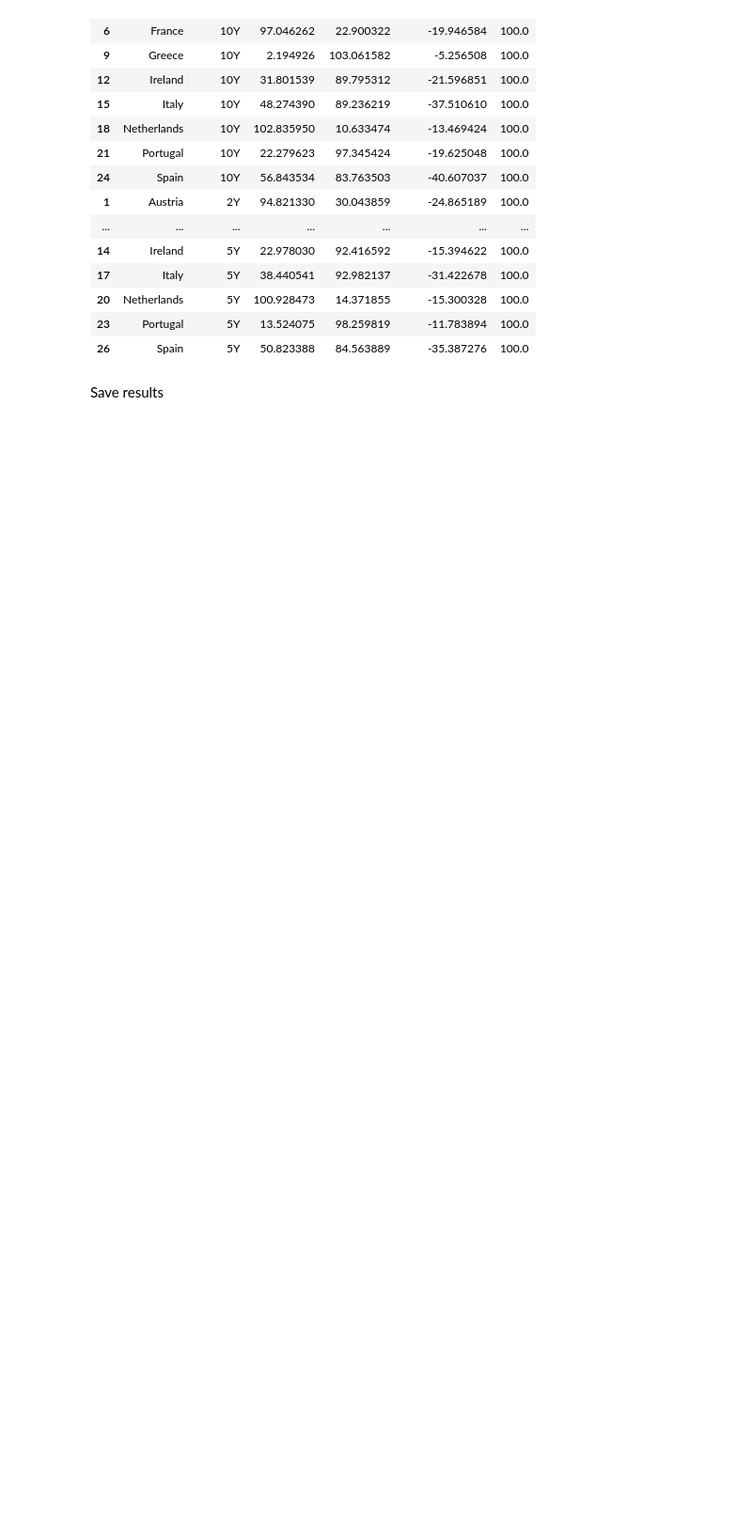
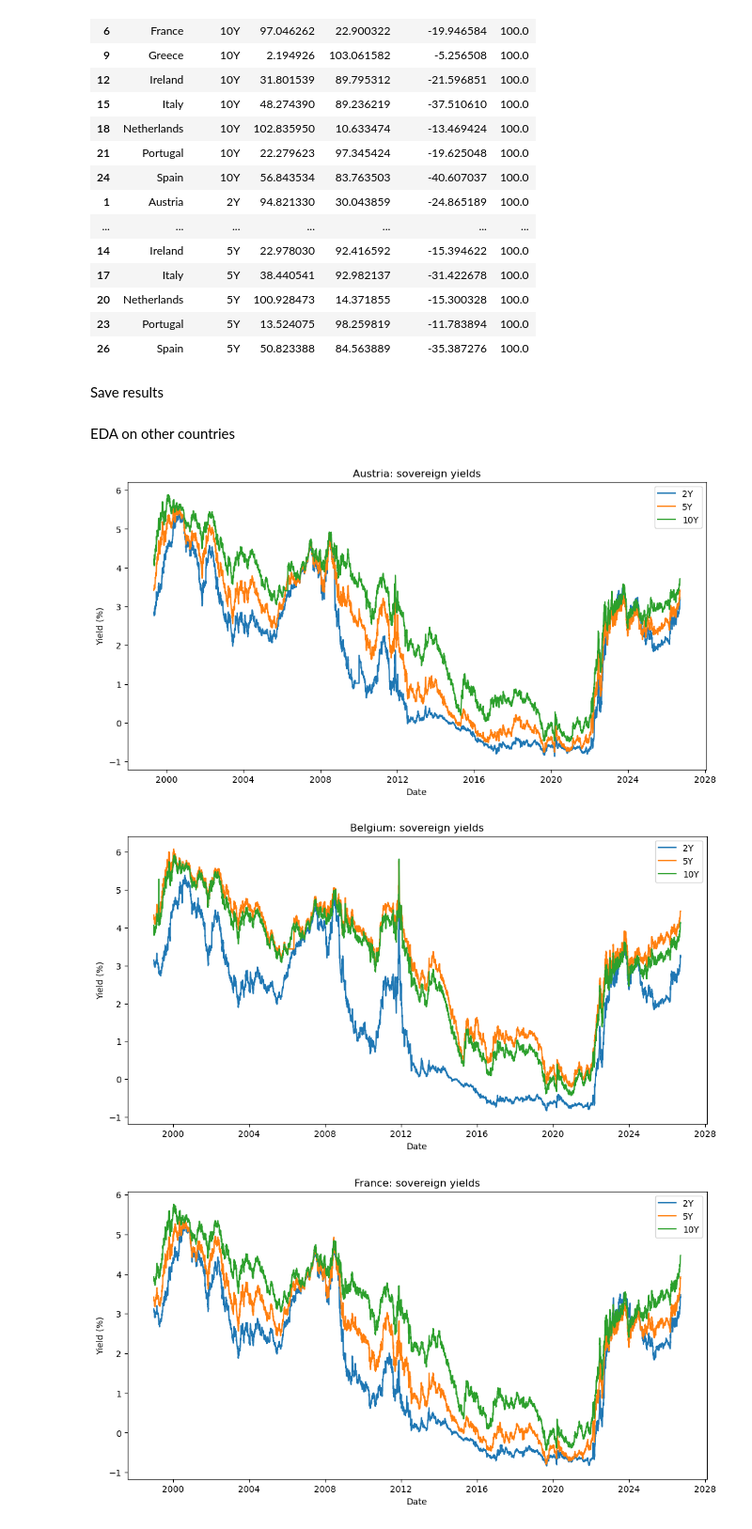
Before and after one commit to DrDynamist/ECB_Sovereigns, a Jupyter notebook: code1.ipynb, the cells around one changed output. Shown at 94% size. Saved outputs shown, nothing was run; the diff lists cells and outputs as text; code cells hidden in the pictures; blank space fills up the shorter version.

Commit message:
added extra analysis and graphs for Within Country (maturity only) and cross-country bond movements

```diff
--- a/code1.ipynb
+++ b/code1.ipynb
@@ -813,3 +813,38 @@ def save_dataset(df, name, save_csv=True):
 def load_dataset(name):
     path = DATA_DIR / f"{name}.parquet"
     return pd.read_parquet(path)
+# %% [markdown]
+EDA on other countries
+# %%
+countries = bond_df["Country"].unique()
+maturities = ["2Y", "5Y", "10Y"]
+# %%
+for country in countries:
+
+    temp = bond_df[
+        bond_df["Country"] == country
+    ]
+
+    plt.figure(figsize=(12, 6))
+
+    for maturity in maturities:
+
+        sub = temp[
+            temp["Maturity"] == maturity
+        ]
+
+        plt.plot(
+            sub["Date"],
+            sub["Yield"],
+            label=maturity
+        )
+
+    plt.title(f"{country}: sovereign yields")
+    plt.xlabel("Date")
+    plt.ylabel("Yield (%)")
+    plt.legend()
+    plt.show()
+# %% [output]
+[figure, added]
+[figure, added]
+[figure, added]
```
Also changed, not shown: parts of 8 cells of this notebook, 2 other files.
